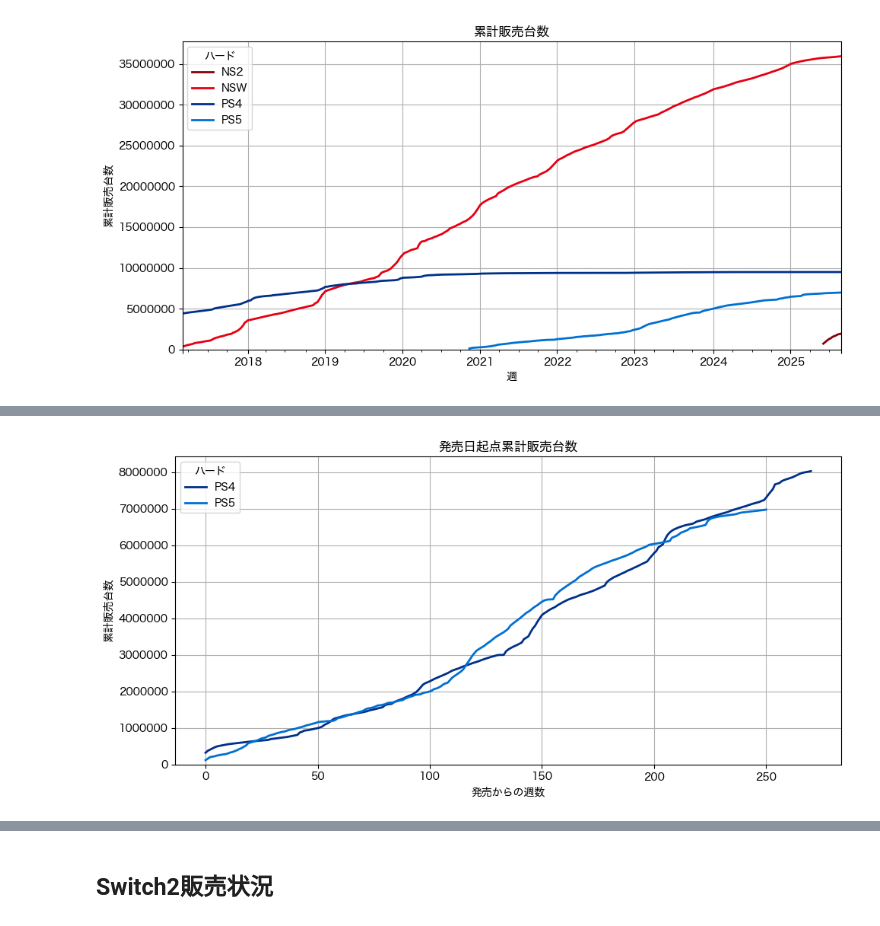
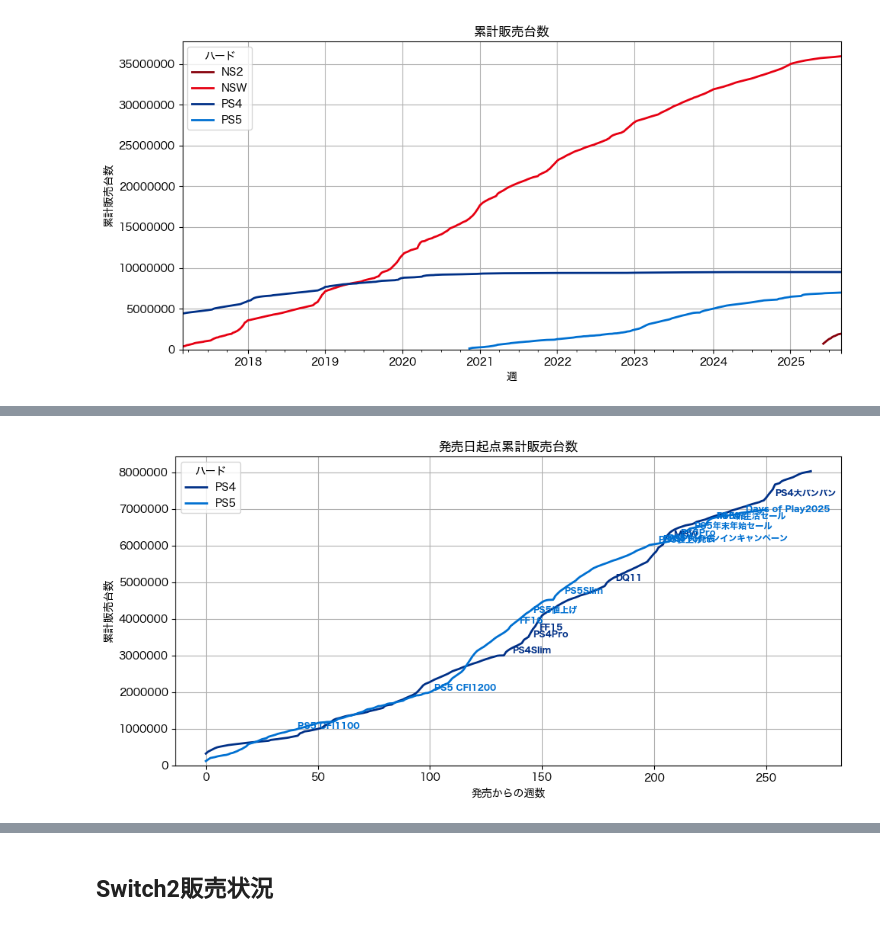
Before and after one commit to hidenden/gamedata, a Jupyter notebook: notebook/analysis/weekly_report_2025.ipynb, the cells around one changed output, grey strips where cells are left out. Drawn from its saved outputs; the diff is of its cells as text; code cells hidden in the pictures.

```diff
--- a/notebook/analysis/weekly_report_2025.ipynb
+++ b/notebook/analysis/weekly_report_2025.ipynb
@@ -116,4 +120,4 @@ display(last4weeks_report(hard_sales_df))
 # %%
-(fig, df) = ph.plot_cumulative_sales_by_delta(hw=['PS4', 'PS5'], end=270)
+(fig, df) = ph.plot_cumulative_sales_by_delta(hw=['PS4', 'PS5'], end=270, event_priority=3, event_flag=True)
 # %% [output]
-[figure, old version]
+[figure, new version]
```
Also changed, not shown: parts of 19 cells of this notebook, 4 other files.
